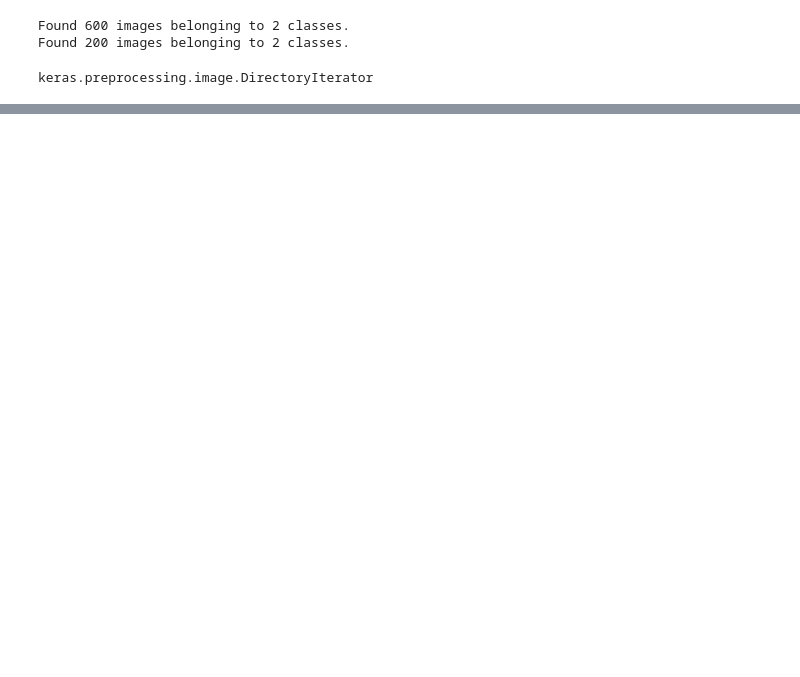
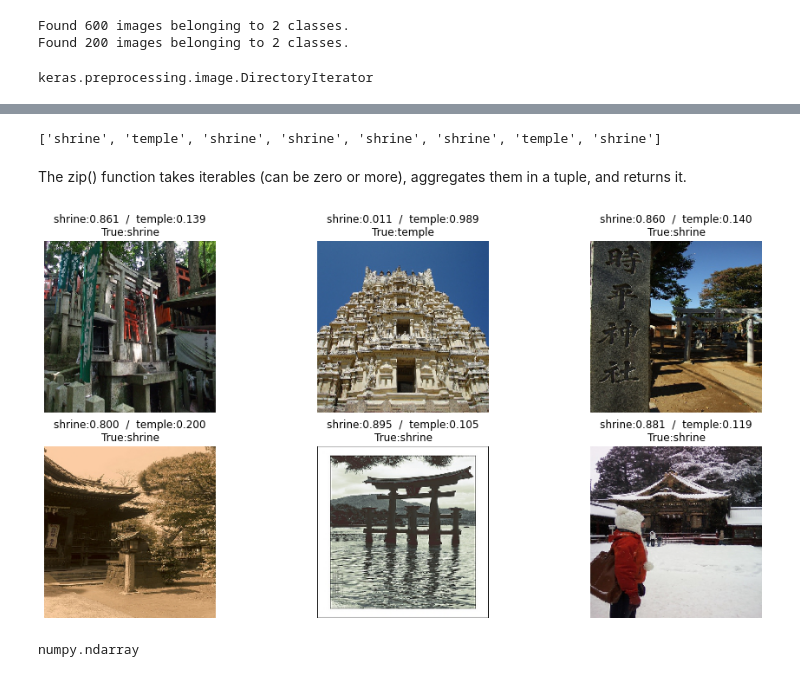
Before and after one commit to pride829/Tensorflow-practice, a Jupyter notebook: Chapter 6.ipynb, the cells around one changed output, grey strips where cells are left out. Saved outputs shown, nothing was run; the diff lists cells and outputs as text; code cells hidden in the pictures; blank space fills up the shorter version.

```diff
--- a/Chapter 6.ipynb
+++ b/Chapter 6.ipynb
@@ -261,0 +295,13 @@ with open(model_classes, 'wb') as f:
+# %%
+n_epoch = 5
+
+history = model.fit(
+    img_itr_train,
+    steps_per_epoch=steps_per_epoch,
+    epochs=n_epoch,
+    validation_data=img_itr_validation,
+    validation_steps=validation_steps,
+    callbacks= [cp, csv],
+    verbose=1
+
+)
@@ -261,0 +319,15 @@ with open(model_classes, 'wb') as f:
+# %%
+from utils import load_random_imgs
+
+test_data_dir = 'img/shrine_temple/test/unknown'
+x_test, true_labels = load_random_imgs(
+    test_data_dir,
+    seed=1
+)
+
+x_test_preproc = preprocess_input(x_test.copy())/255.
+probs = model.predict(x_test_preproc)
+# %%
+print(true_labels)
+# %% [output]
+['shrine', 'temple', 'shrine', 'shrine', 'shrine', 'shrine', 'temple', 'shrine']
@@ -261,0 +372,19 @@ with open(model_classes, 'wb') as f:
+# %% [markdown]
+The zip() function takes iterables (can be zero or more), aggregates them in a tuple, and returns it.
+# %%
+import importlib
+import utils
+importlib.reload(utils)
+#from utils import show_test_samples
+
+show_test_samples(
+    x_test, probs,
+    img_itr_train.class_indices,
+    true_labels
+)
+# %% [output]
+[figure, added]
+# %%
+type(x_test)
+# %% [output]
+numpy.ndarray
```
Also changed, not shown: parts of 10 cells of this notebook, 7 other files.
